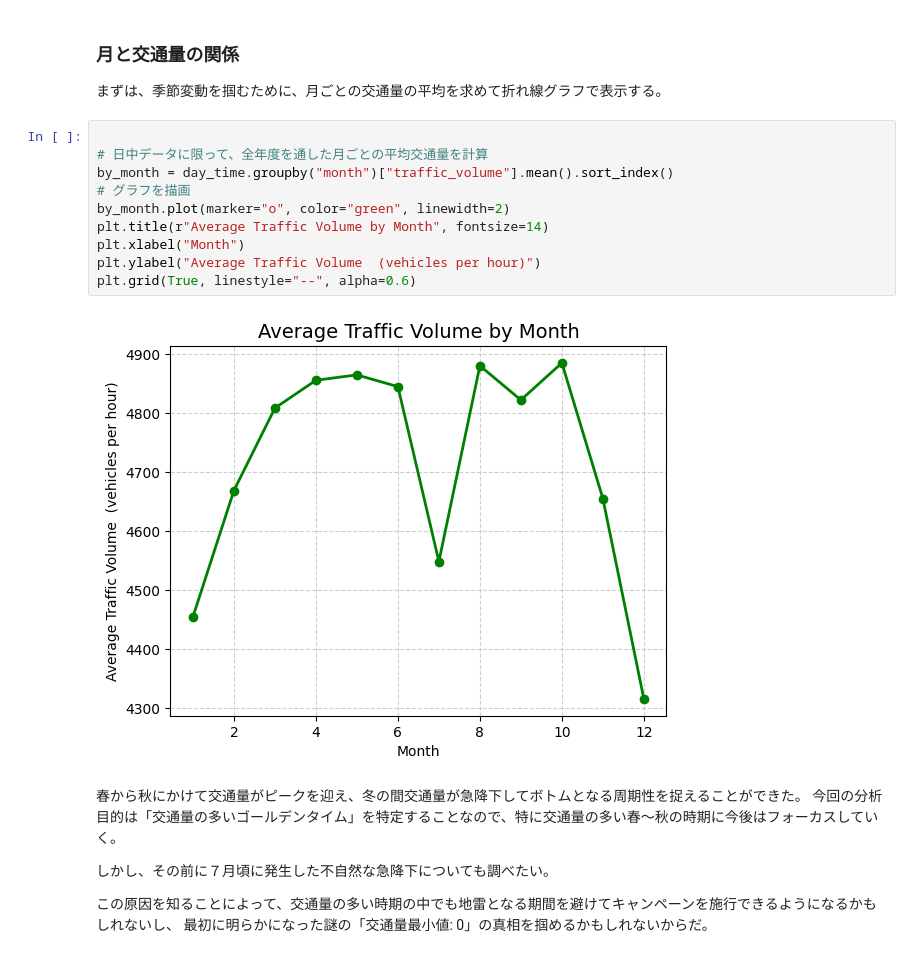
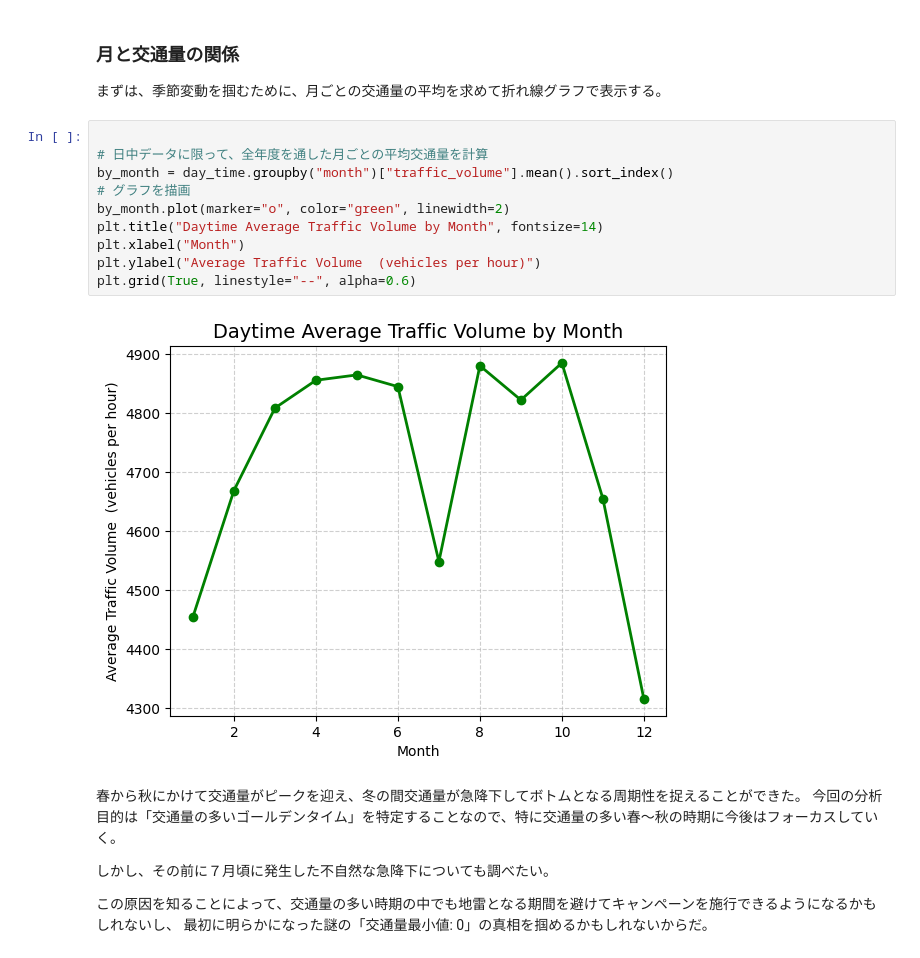
Before and after one commit to Yuji-RE/I-94_traffic_analysis_project, a Jupyter notebook: traffic_analysis_project.ipynb, the cells around one changed output. Saved outputs shown, nothing was run; the diff lists cells and outputs as text.

```diff
--- a/traffic_analysis_project.ipynb
+++ b/traffic_analysis_project.ipynb
@@ -288,15 +288,15 @@ Traffic Volume
 # %%
 
 # 日中データに限って、全年度を通した月ごとの平均交通量を計算
 by_month = day_time.groupby("month")["traffic_volume"].mean().sort_index()
 # グラフを描画
 by_month.plot(marker="o", color="green", linewidth=2)
-plt.title(r"Average Traffic Volume by Month", fontsize=14)
+plt.title("Daytime Average Traffic Volume by Month", fontsize=14)
 plt.xlabel("Month")
 plt.ylabel("Average Traffic Volume  (vehicles per hour)")
 plt.grid(True, linestyle="--", alpha=0.6)
 # %% [output]
-[figure, old version]
+[figure, new version]
 # %% [markdown]
 春から秋にかけて交通量がピークを迎え、冬の間交通量が急降下してボトムとなる周期性を捉えることができた。
 今回の分析目的は「交通量の多いゴールデンタイム」を特定することなので、特に交通量の多い春～秋の時期に今後はフォーカスしていく。
```
Also changed, not shown: parts of 33 cells of this notebook, 2 other files.
